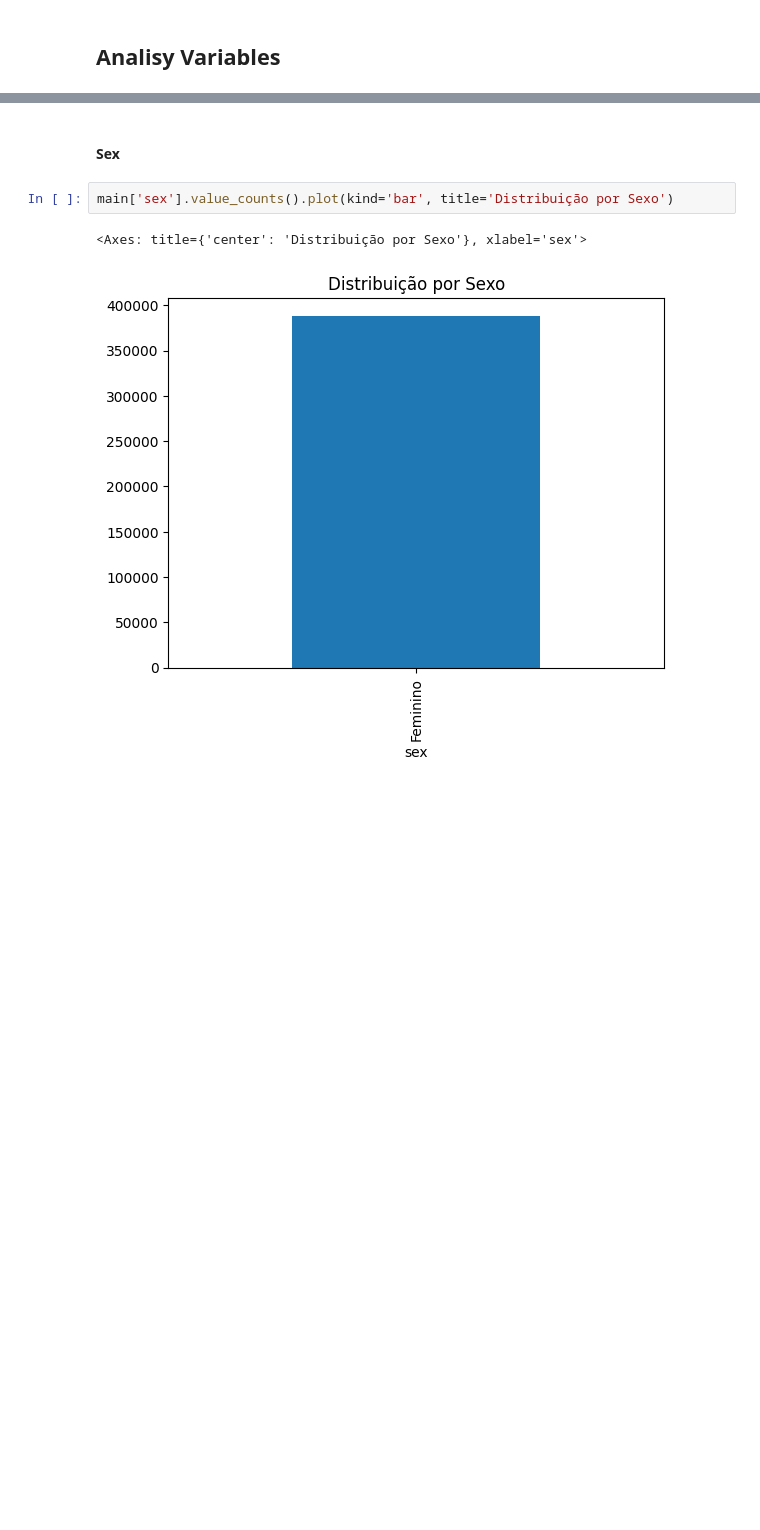
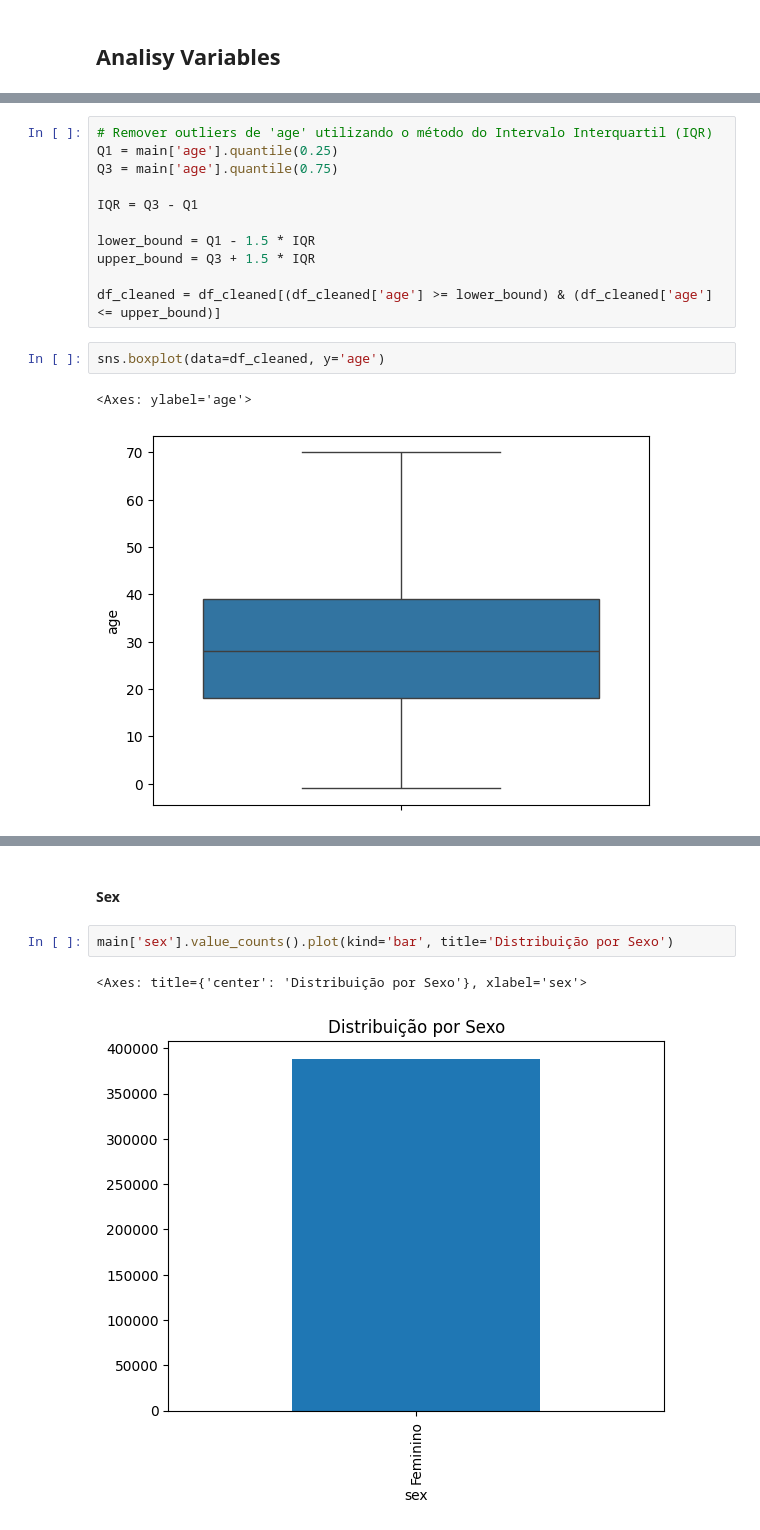
Before and after one commit to gribeiros/TCC-MBA, a Jupyter notebook: notebooks/main_violencia_mulheres_ses.ipynb, the cells around one changed output, grey strips where cells are left out. Drawn from its saved outputs; the diff is of its cells as text; blank space fills up the shorter version.

```diff
--- a/notebooks/main_violencia_mulheres_ses.ipynb
+++ b/notebooks/main_violencia_mulheres_ses.ipynb
@@ -111,0 +146,16 @@ df_cleaned = main.copy()
+# %%
+# Remover outliers de 'age' utilizando o método do Intervalo Interquartil (IQR)
+Q1 = main['age'].quantile(0.25)
+Q3 = main['age'].quantile(0.75)
+
+IQR = Q3 - Q1
+
+lower_bound = Q1 - 1.5 * IQR
+upper_bound = Q3 + 1.5 * IQR
+
+df_cleaned = df_cleaned[(df_cleaned['age'] >= lower_bound) & (df_cleaned['age'] <= upper_bound)]
+# %%
+sns.boxplot(data=df_cleaned, y='age')
+# %% [output]
+<Axes: ylabel='age'>
+[figure, added]
```
Also changed, not shown: parts of 38 cells of this notebook, 30 other files.
